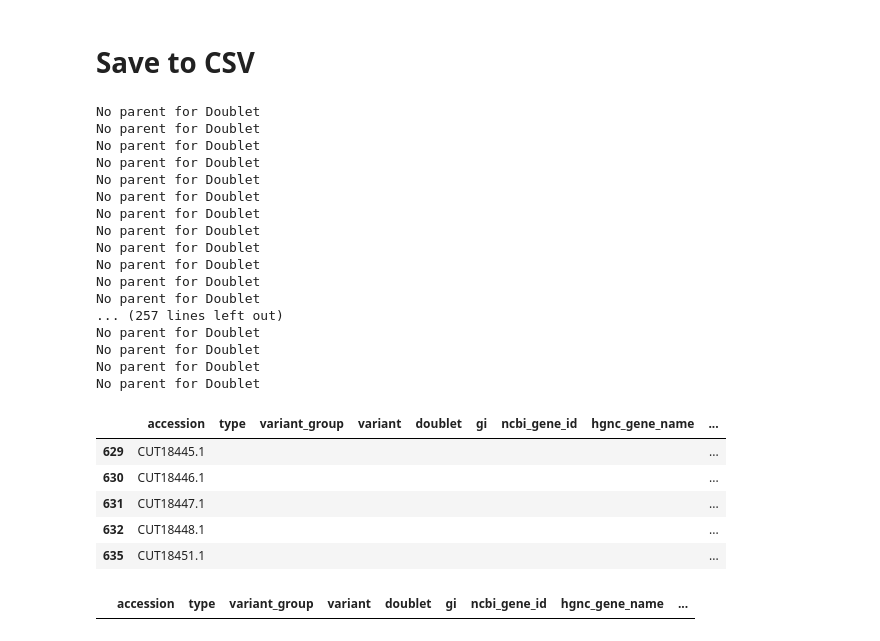
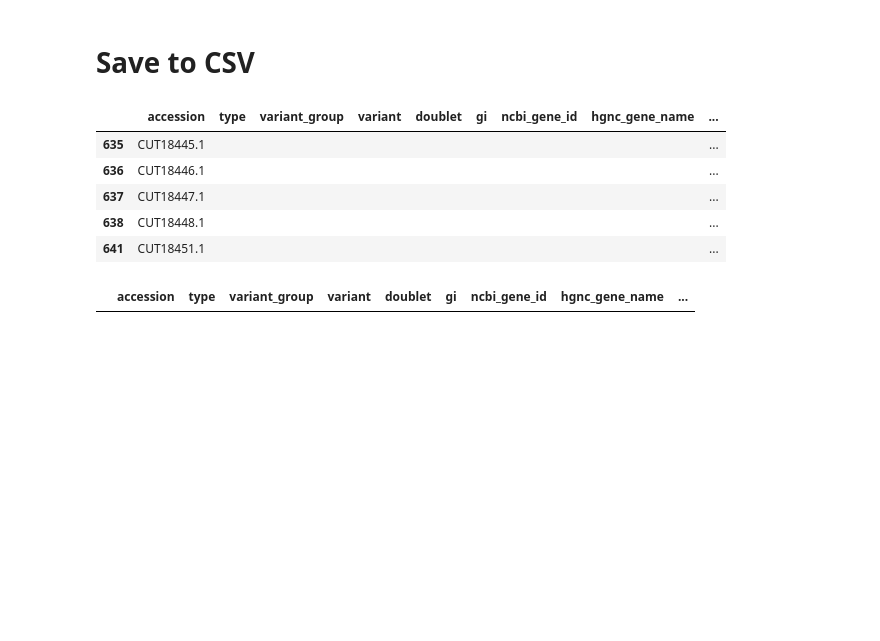
Before and after one commit to intbio/histonedb, a Jupyter notebook: CURATED_SET/curated_service/curatedDB/save_curatedDB_toFiles.ipynb, the cells around one changed output. Cells and saved outputs as stored; diff of their text form; code cells hidden in the pictures; blank space fills up the shorter version.

```diff
--- a/CURATED_SET/curated_service/curatedDB/save_curatedDB_toFiles.ipynb
+++ b/CURATED_SET/curated_service/curatedDB/save_curatedDB_toFiles.ipynb
@@ -730,8 +758,8 @@ def find_parent_by_level(df, variant_name, target_level):
         parent_id = current_row["parent"].values[0]
 
         if pd.isna(parent_id):
-            print(f'No parent for {variant_name}')
-            return None  # Нет родителя
+            # print(f"No parent for {variant_name} on {target_level} level")
+            return variant_name  # Нет родителя
 
         # Ищем родителя
         parent_row = df[df["id"] == parent_id]
@@ -782,57 +810,42 @@ sequence_df["doublet"] = [""] * sequence_df.shape[0]
 
 sequence_df = (
     sequence_df[
         [
             "accession",
             "type",
             "variant_group",
             "variant",
             # "variant_under_consideration",
             "doublet",
             "gi",
             "ncbi_gene_id",
             "hgnc_gene_name",
             "taxonomy_id",
             "organism",
             "phylum",
             "class",
             "taxonomy_group",
             "info",
             "publication_id",
             "sequence",
         ]
     ]
     .rename(columns={"publication_id": "references"})
     .replace("None", "")
 )
-sequence_df = sequence_df.sort_values(["variant_group", "variant", "phylum", "class", "organism"])
-sequence_df.to_csv('histones_sample.csv', index=False)
+sequence_df = sequence_df.sort_values(
+    ["variant_group", "variant", "phylum", "class", "organism"]
+)
+sequence_df.to_csv("histones_sample.csv", index=False)
 
 sequence_df.head()
 # %% [output]
-No parent for Doublet
-No parent for Doublet
-No parent for Doublet
-No parent for Doublet
-No parent for Doublet
-No parent for Doublet
-No parent for Doublet
-No parent for Doublet
-No parent for Doublet
-No parent for Doublet
-No parent for Doublet
-No parent for Doublet
-... (257 lines left out)
-No parent for Doublet
-No parent for Doublet
-No parent for Doublet
-No parent for Doublet
 |  | accession | type | variant_group | variant | doublet | gi | ncbi_gene_id | hgnc_gene_name | ... |
-| 629 | CUT18445.1 |  |  |  |  |  |  |  | ... |
-| 630 | CUT18446.1 |  |  |  |  |  |  |  | ... |
-| 631 | CUT18447.1 |  |  |  |  |  |  |  | ... |
-| 632 | CUT18448.1 |  |  |  |  |  |  |  | ... |
-| 635 | CUT18451.1 |  |  |  |  |  |  |  | ... |
+| 635 | CUT18445.1 |  |  |  |  |  |  |  | ... |
+| 636 | CUT18446.1 |  |  |  |  |  |  |  | ... |
+| 637 | CUT18447.1 |  |  |  |  |  |  |  | ... |
+| 638 | CUT18448.1 |  |  |  |  |  |  |  | ... |
+| 641 | CUT18451.1 |  |  |  |  |  |  |  | ... |
 # %%
 sequence_df[sequence_df["variant_group"] == "HISTONE_NOT_EXIST"]
 # %% [output]
```
Also changed, not shown: parts of 8 cells of this notebook, 26 other files.
